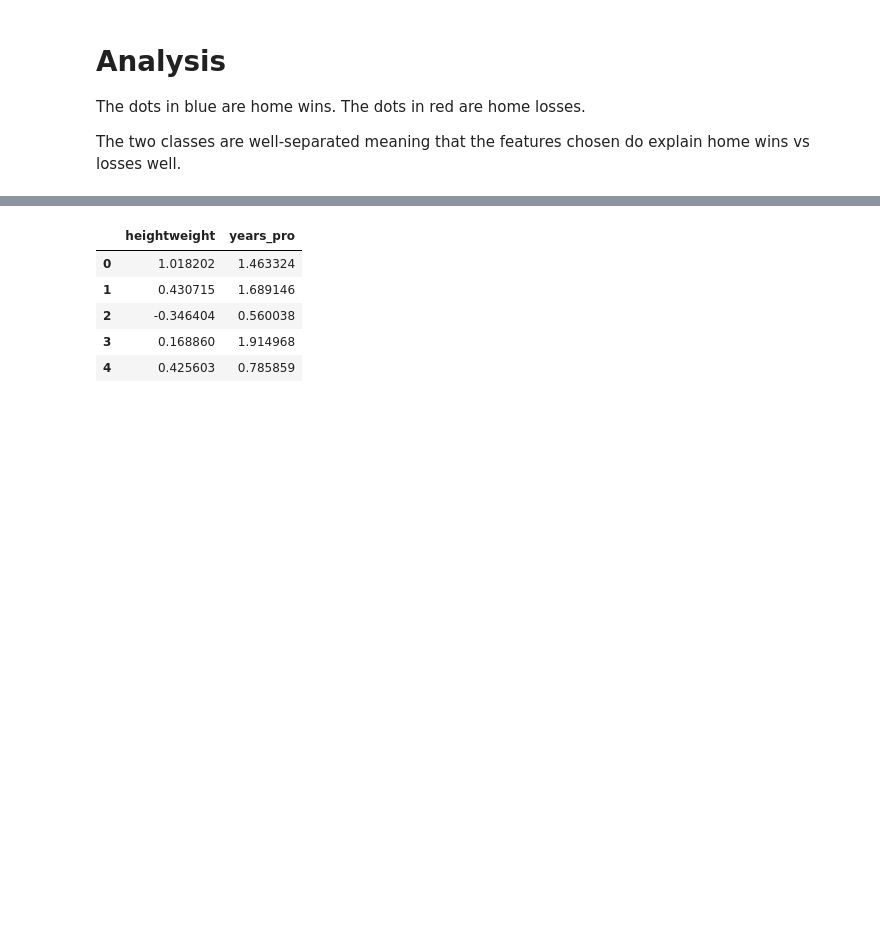
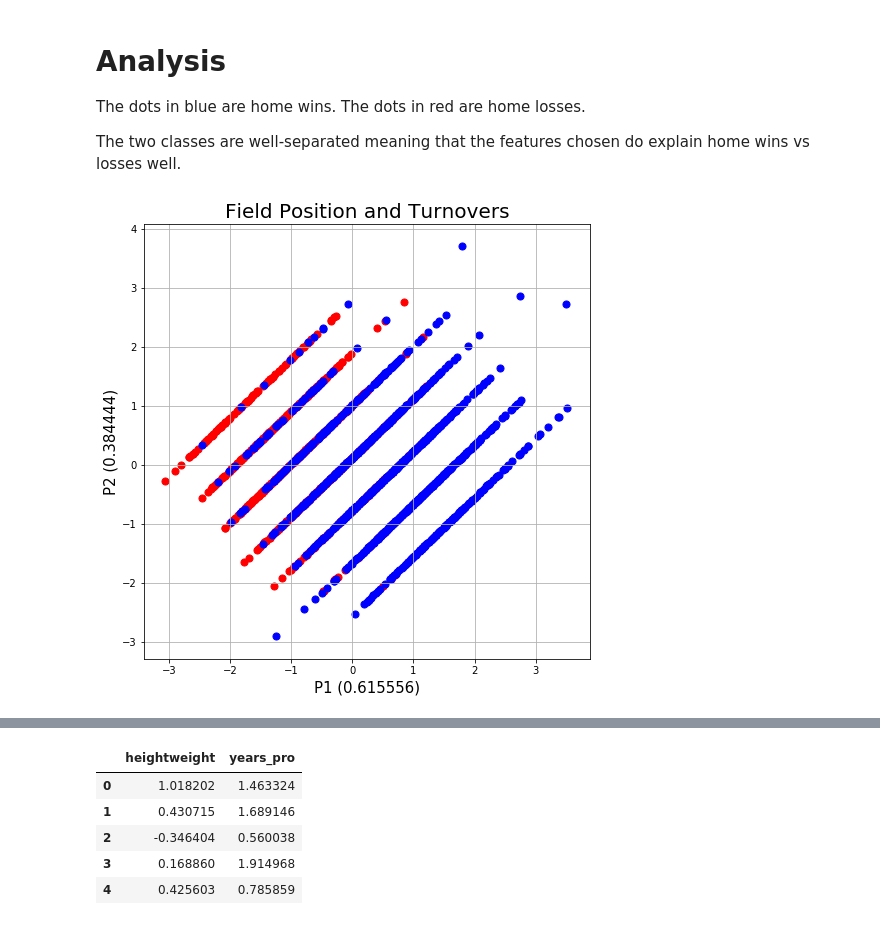
Before and after one commit to nrstott/nfldb_data_exploration, a Jupyter notebook: PCA.ipynb, the cells around one changed output, grey strips where cells are left out. Cells and saved outputs as stored; diff of their text form; code cells hidden in the pictures; blank space fills up the shorter version.

```diff
--- a/PCA.ipynb
+++ b/PCA.ipynb
@@ -137,6 +136,10 @@ The dots in blue are home wins.
 The dots in red are home losses.
 
 The two classes are well-separated meaning that the features chosen do explain home wins vs losses well.
+# %%
+df_pca(agg_game_drive, ['start_field', 'turnover_differential'], 'home_win', title='Field Position and Turnovers')
+# %% [output]
+[figure, added]
 # %%
 df = pd.read_csv(os.path.join('.', 'data', 'top_qbs_passing_tds.csv'))
 df['heightweight'] = df.height / df.weight
```
Also changed, not shown: parts of 8 cells of this notebook.
